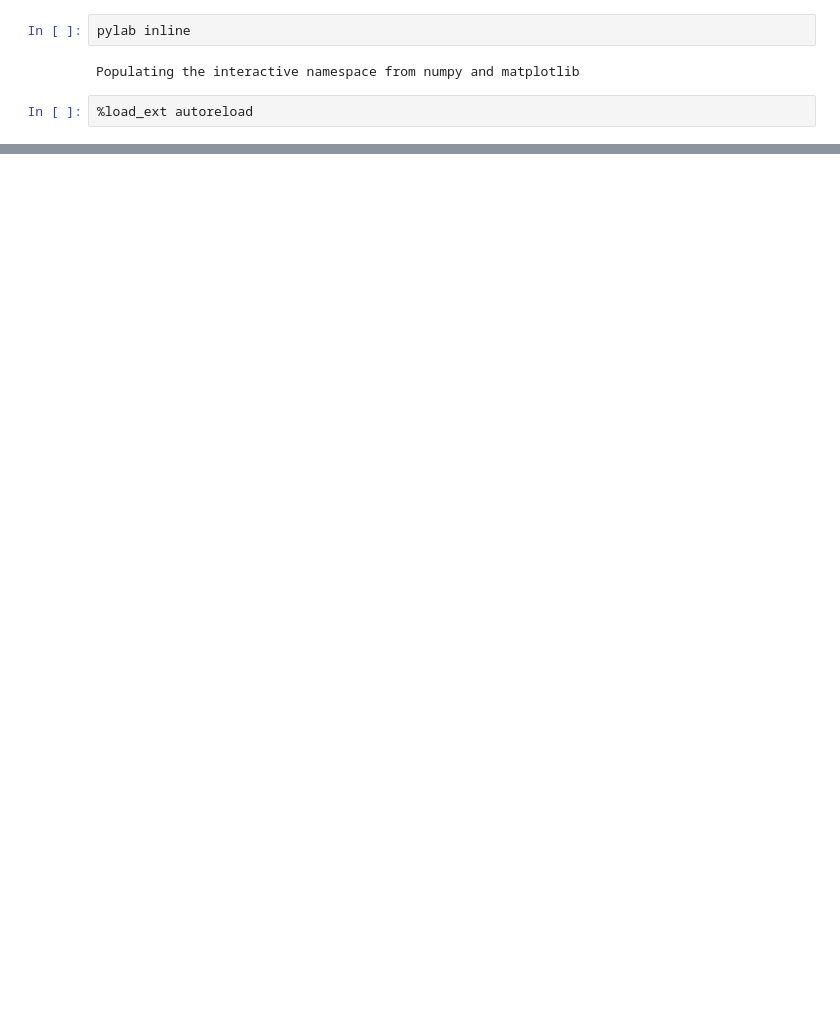
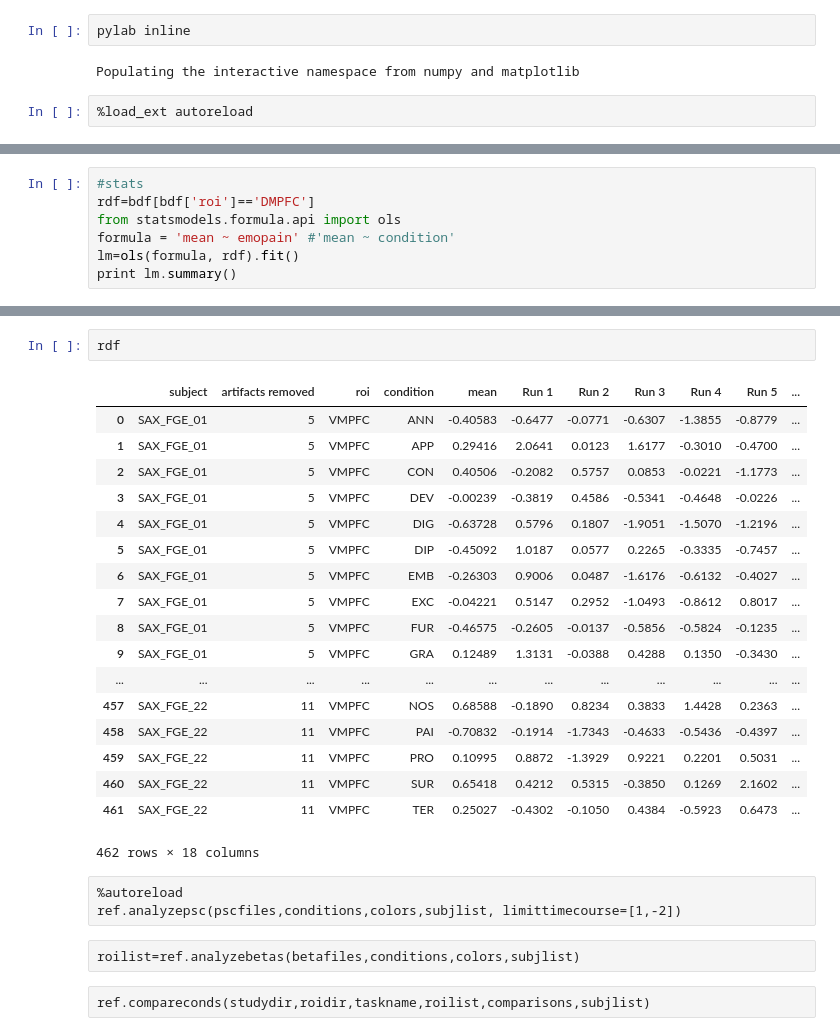
Before and after one commit to askerry/pyanal, a Jupyter notebook: roiextractionFGE_PP.ipynb, the cells around one changed output, grey strips where cells are left out. Saved outputs shown, nothing was run; the diff lists cells and outputs as text; blank space fills up the shorter version.

```diff
--- a/roiextractionFGE_PP.ipynb
+++ b/roiextractionFGE_PP.ipynb
@@ -51,0 +147,7 @@ ref.compareconds(studydir,roidir,taskname,roilist,comparisons,subjlist)
+# %%
+#stats
+rdf=bdf[bdf['roi']=='DMPFC']
+from statsmodels.formula.api import ols
+formula = 'mean ~ emopain' #'mean ~ condition'
+lm=ols(formula, rdf).fit()
+print lm.summary()
@@ -51,0 +172,28 @@ ref.compareconds(studydir,roidir,taskname,roilist,comparisons,subjlist)
+# %%
+rdf
+# %% [output]
+|  | subject | artifacts removed | roi | condition | mean | Run 1 | Run 2 | Run 3 | Run 4 | Run 5 | ... |
+| 0 | SAX_FGE_01 | 5 | VMPFC | ANN | -0.40583 | -0.6477 | -0.0771 | -0.6307 | -1.3855 | -0.8779 | ... |
+| 1 | SAX_FGE_01 | 5 | VMPFC | APP | 0.29416 | 2.0641 | 0.0123 | 1.6177 | -0.3010 | -0.4700 | ... |
+| 2 | SAX_FGE_01 | 5 | VMPFC | CON | 0.40506 | -0.2082 | 0.5757 | 0.0853 | -0.0221 | -1.1773 | ... |
+| 3 | SAX_FGE_01 | 5 | VMPFC | DEV | -0.00239 | -0.3819 | 0.4586 | -0.5341 | -0.4648 | -0.0226 | ... |
+| 4 | SAX_FGE_01 | 5 | VMPFC | DIG | -0.63728 | 0.5796 | 0.1807 | -1.9051 | -1.5070 | -1.2196 | ... |
+| 5 | SAX_FGE_01 | 5 | VMPFC | DIP | -0.45092 | 1.0187 | 0.0577 | 0.2265 | -0.3335 | -0.7457 | ... |
+| 6 | SAX_FGE_01 | 5 | VMPFC | EMB | -0.26303 | 0.9006 | 0.0487 | -1.6176 | -0.6132 | -0.4027 | ... |
+| 7 | SAX_FGE_01 | 5 | VMPFC | EXC | -0.04221 | 0.5147 | 0.2952 | -1.0493 | -0.8612 | 0.8017 | ... |
+| 8 | SAX_FGE_01 | 5 | VMPFC | FUR | -0.46575 | -0.2605 | -0.0137 | -0.5856 | -0.5824 | -0.1235 | ... |
+| 9 | SAX_FGE_01 | 5 | VMPFC | GRA | 0.12489 | 1.3131 | -0.0388 | 0.4288 | 0.1350 | -0.3430 | ... |
+| ... | ... | ... | ... | ... | ... | ... | ... | ... | ... | ... | ... |
+| 457 | SAX_FGE_22 | 11 | VMPFC | NOS | 0.68588 | -0.1890 | 0.8234 | 0.3833 | 1.4428 | 0.2363 | ... |
+| 458 | SAX_FGE_22 | 11 | VMPFC | PAI | -0.70832 | -0.1914 | -1.7343 | -0.4633 | -0.5436 | -0.4397 | ... |
+| 459 | SAX_FGE_22 | 11 | VMPFC | PRO | 0.10995 | 0.8872 | -1.3929 | 0.9221 | 0.2201 | 0.5031 | ... |
+| 460 | SAX_FGE_22 | 11 | VMPFC | SUR | 0.65418 | 0.4212 | 0.5315 | -0.3850 | 0.1269 | 2.1602 | ... |
+| 461 | SAX_FGE_22 | 11 | VMPFC | TER | 0.25027 | -0.4302 | -0.1050 | 0.4384 | -0.5923 | 0.6473 | ... |
+462 rows × 18 columns
+# %% [raw]
+%autoreload
+ref.analyzepsc(pscfiles,conditions,colors,subjlist, limittimecourse=[1,-2])
+# %% [raw]
+roilist=ref.analyzebetas(betafiles,conditions,colors,subjlist)
+# %% [raw]
+ref.compareconds(studydir,roidir,taskname,roilist,comparisons,subjlist)
```
Also changed, not shown: parts of 18 cells of this notebook, 7 other files.
